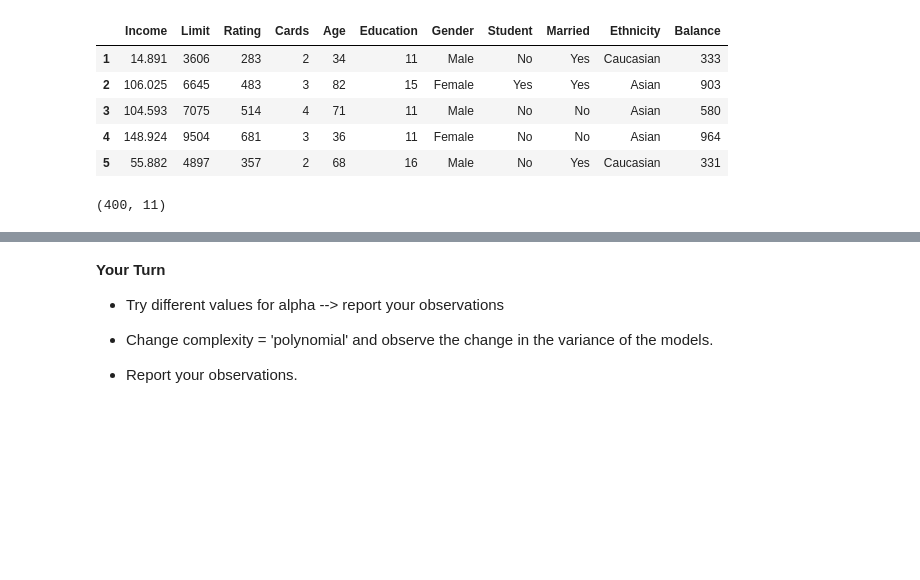
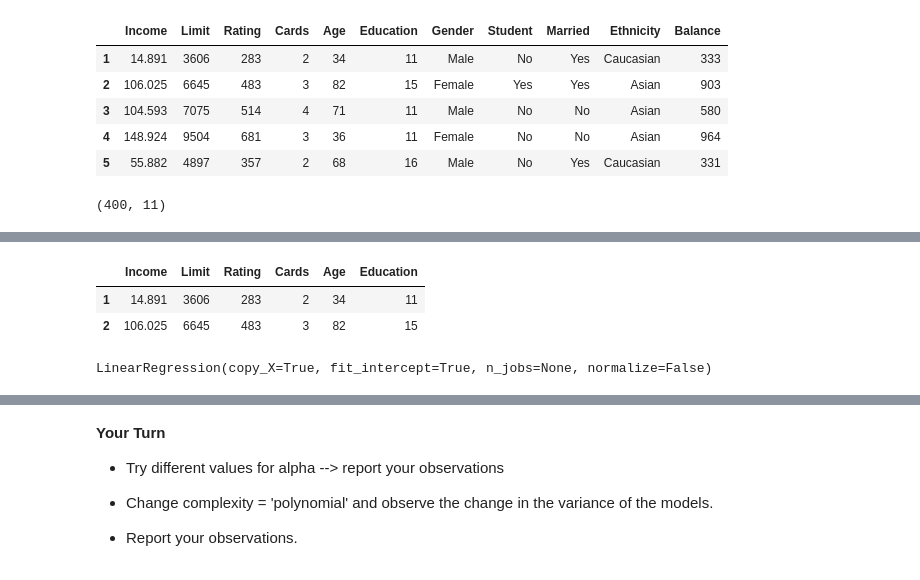
Before and after one commit to learn-co-students/dc-ds-010620, a Jupyter notebook: mod-4/Day-3-Lasso-Ridge/regularization/regularization.ipynb, the cells around one changed output, grey strips where cells are left out. Saved outputs shown, nothing was run; the diff lists cells and outputs as text; code cells hidden in the pictures; blank space fills up the shorter version.

```diff
--- a/mod-4/Day-3-Lasso-Ridge/regularization/regularization.ipynb
+++ b/mod-4/Day-3-Lasso-Ridge/regularization/regularization.ipynb
@@ -123,0 +138,11 @@ plt.show()
+# %%
+df2.head(2)
+# %% [output]
+|  | Income | Limit | Rating | Cards | Age | Education |
+| 1 | 14.891 | 3606 | 283 | 2 | 34 | 11 |
+| 2 | 106.025 | 6645 | 483 | 3 | 82 | 15 |
+# %%
+lr = LinearRegression()
+lr.fit(Xp, y)
+# %% [output]
+LinearRegression(copy_X=True, fit_intercept=True, n_jobs=None, normalize=False)
```
Also changed, not shown: parts of 20 cells of this notebook, 27 other files.
